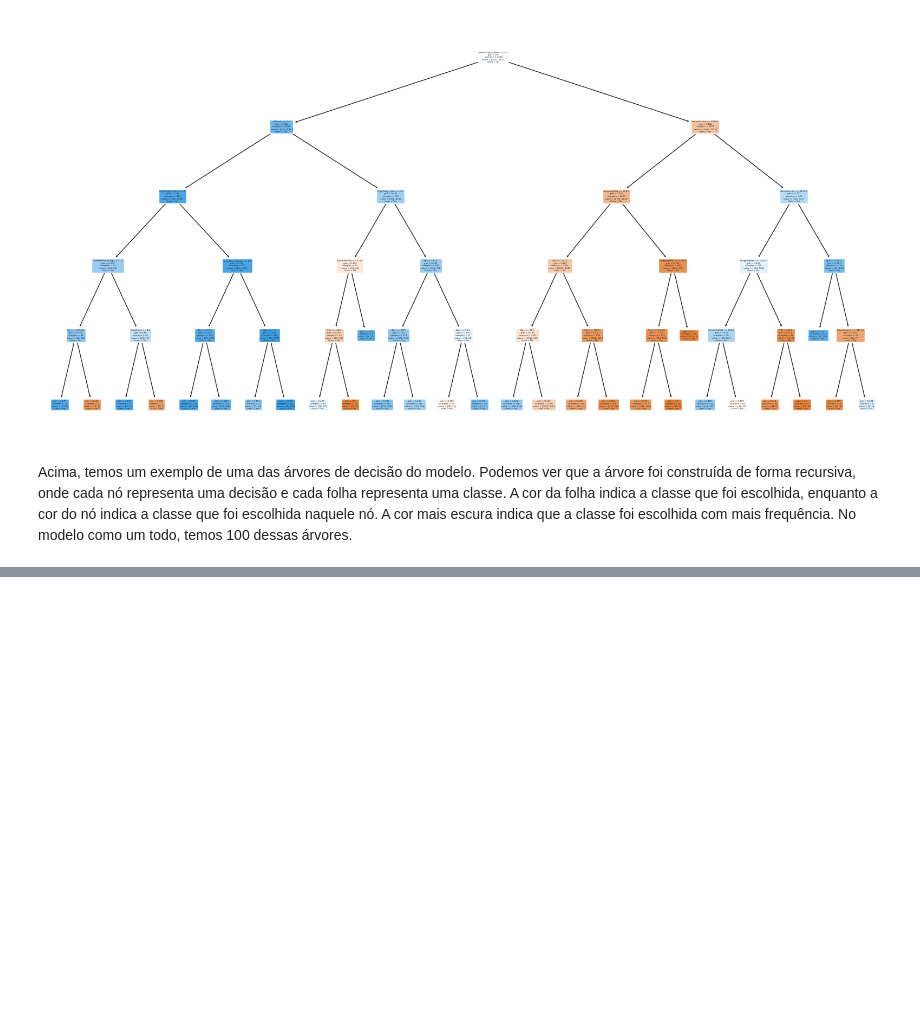
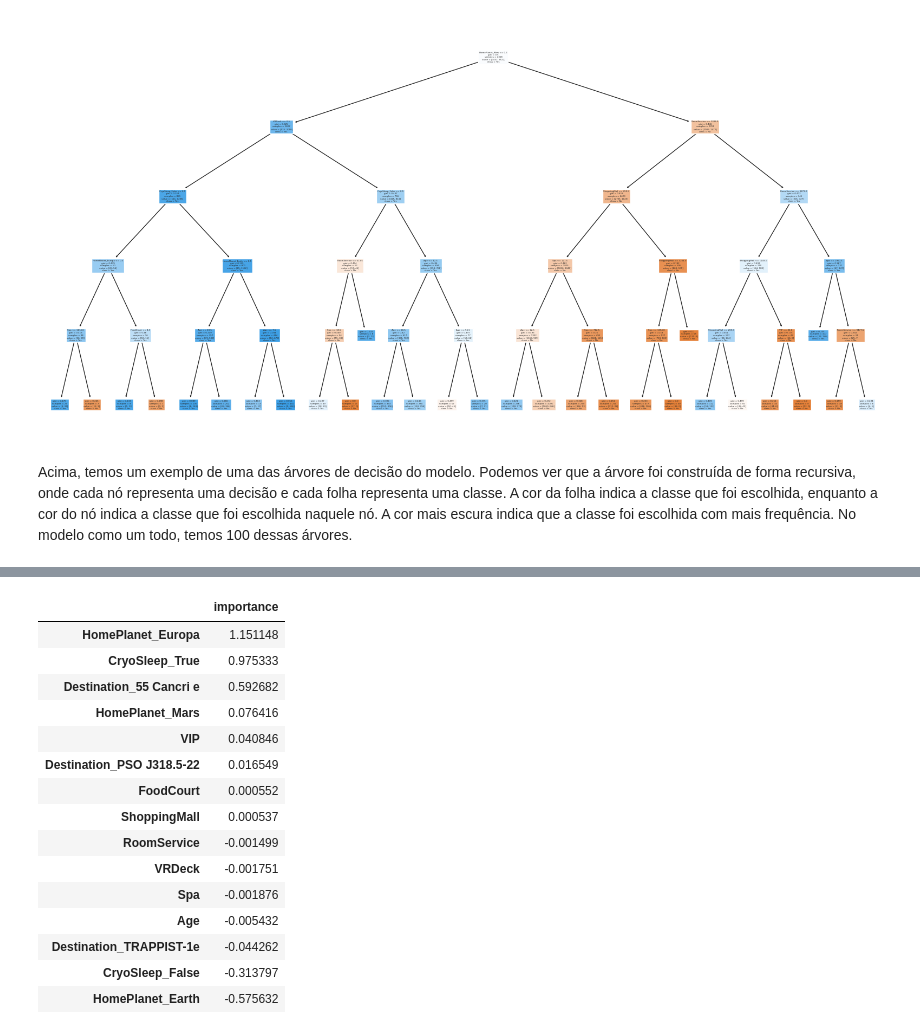
Before and after one commit to thomaschiari/Spaceship-Titanic-Kaggle-Competition, a Jupyter notebook: Spaceship-Titanic.ipynb, the cells around one changed output, grey strips where cells are left out. Cells and saved outputs as stored; diff of their text form; code cells hidden in the pictures; blank space fills up the shorter version.

```diff
--- a/Spaceship-Titanic.ipynb
+++ b/Spaceship-Titanic.ipynb
@@ -589,0 +633,20 @@ Acima, temos um exemplo de uma das árvores de decisão do modelo. Podemos ver q
+# %%
+feature_importances = pd.DataFrame(model.coef_[0], index = x_train.columns, columns=['importance']).sort_values('importance', ascending=False)
+feature_importances
+# %% [output]
+|  | importance |
+| HomePlanet_Europa | 1.151148 |
+| CryoSleep_True | 0.975333 |
+| Destination_55 Cancri e | 0.592682 |
+| HomePlanet_Mars | 0.076416 |
+| VIP | 0.040846 |
+| Destination_PSO J318.5-22 | 0.016549 |
+| FoodCourt | 0.000552 |
+| ShoppingMall | 0.000537 |
+| RoomService | -0.001499 |
+| VRDeck | -0.001751 |
+| Spa | -0.001876 |
+| Age | -0.005432 |
+| Destination_TRAPPIST-1e | -0.044262 |
+| CryoSleep_False | -0.313797 |
+| HomePlanet_Earth | -0.575632 |
```
Also changed, not shown: parts of 9 cells of this notebook.
